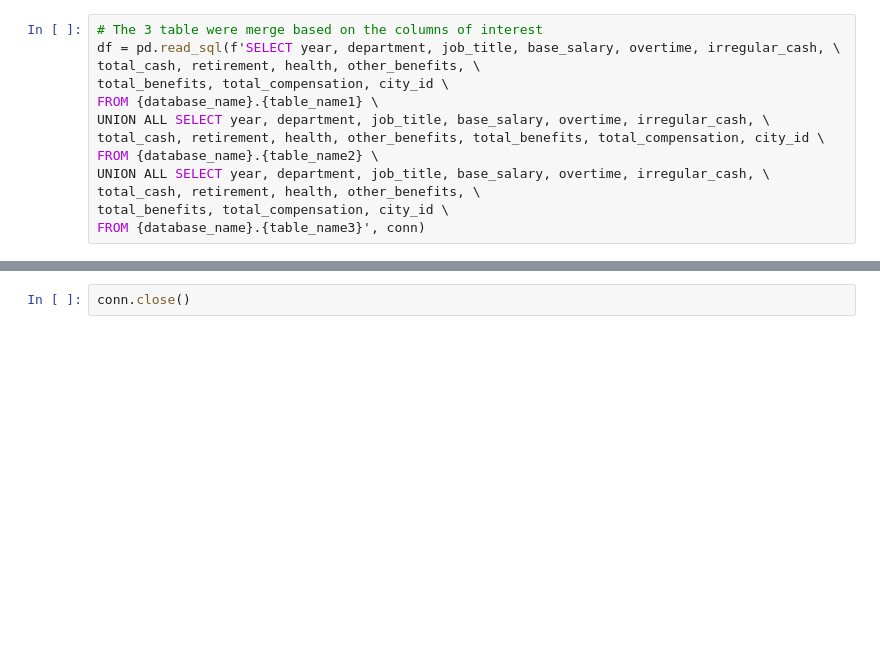
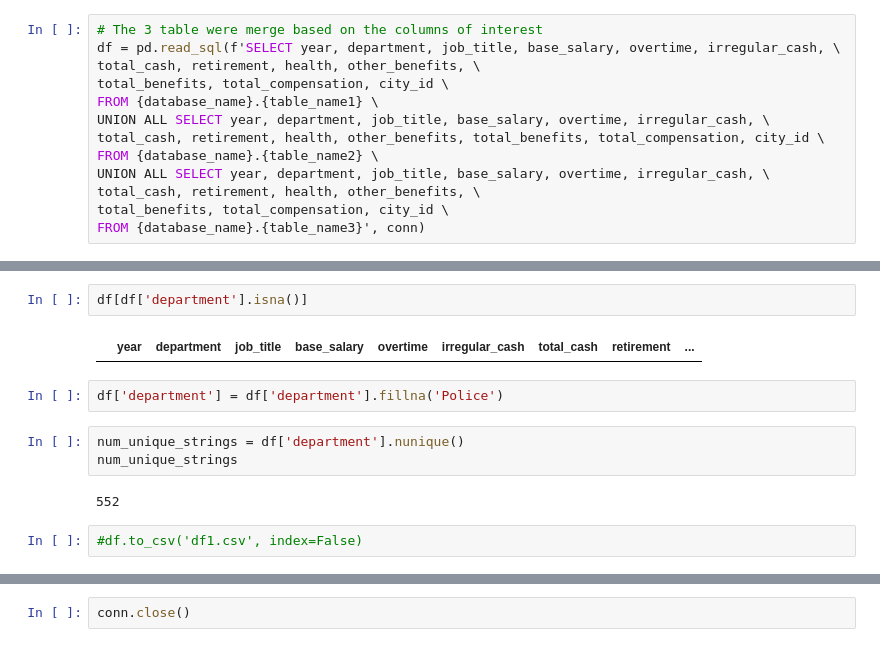
Before and after one commit to unpham/ads-508-project, a Jupyter notebook: ads508_Harini.ipynb, the cells around one changed output, grey strips where cells are left out. Saved outputs shown, nothing was run; the diff lists cells and outputs as text; blank space fills up the shorter version.

```diff
--- a/ads508_Harini.ipynb
+++ b/ads508_Harini.ipynb
@@ -329,0 +330,13 @@ df.tail()
+# %%
+df[df['department'].isna()]
+# %% [output]
+|  | year | department | job_title | base_salary | overtime | irregular_cash | total_cash | retirement | ... |
+# %%
+df['department'] = df['department'].fillna('Police')
+# %%
+num_unique_strings = df['department'].nunique()
+num_unique_strings
+# %% [output]
+552
+# %%
+#df.to_csv('df1.csv', index=False)
```
Also changed, not shown: parts of 77 cells of this notebook.
